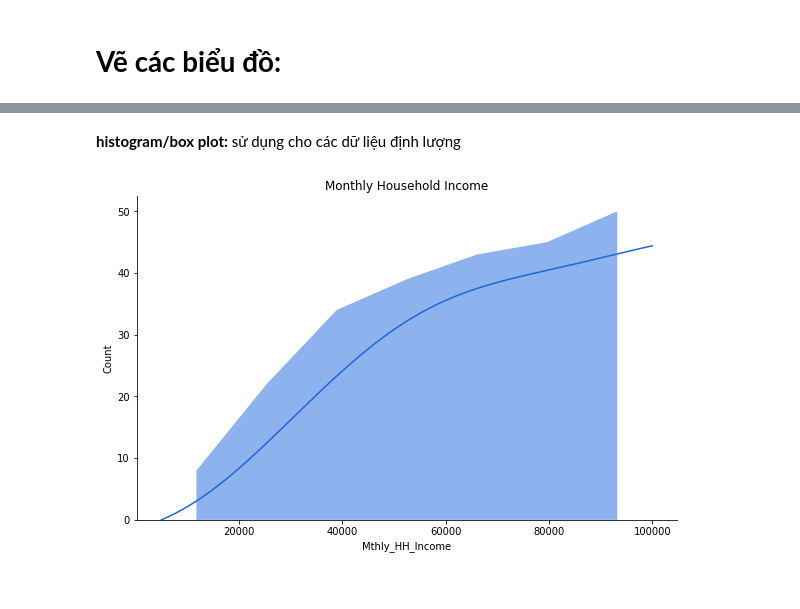
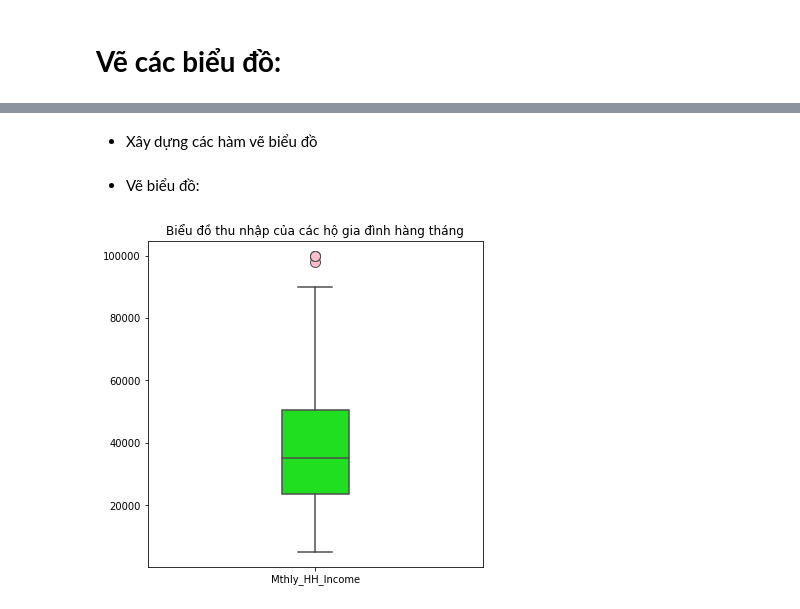
Before and after one commit to lmquann/DoAnPTDLPython2022, a Jupyter notebook: DOAN_ThongKeMoTa.ipynb, the cells around one changed output, grey strips where cells are left out. Drawn from its saved outputs; the diff is of its cells as text; code cells hidden in the pictures.

```diff
--- a/DOAN_ThongKeMoTa.ipynb
+++ b/DOAN_ThongKeMoTa.ipynb
@@ -115,25 +152,24 @@ bar_plot("No_of_Earning_Members", title="Number of Earning Members")
-# %% [markdown]
-**histogram/box plot:** sử dụng cho các dữ liệu định lượng
+# %% [markdown]
++ Xây dựng các hàm vẽ biểu đồ
+# %%
+def box_plot(data, title):
+  fig, ax = plt.subplots(figsize=(6,6))
+  plt.title(title)
+  sns.boxplot(data=df[[data]],color="lime",width=0.2, fliersize=20, flierprops = dict(marker='.',markerfacecolor='pink'))
 # %%
-#Xây dựng hàm vẽ histogram và box plot:
-def histogram(data, title = None):
-  fig = plt.figure(figsize=(5,3))
-  ax = fig.add_axes([1, 1, 1.5, 1.5])
-  left, width = .25, .5
-  bottom, height = .25, .5
-  right = left + width
-  top = bottom + height
-  sns.histplot(data=df[data],color='#1c66de', cumulative= True,edgecolor='none',element="poly", kde=True)
-  sns.despine()
-  plt.title(title)
-  sns.set_context("talk")
-def box_plot(data, title = None):
-  fig, ax = plt.subplots(figsize=(6,6))
-  ax.set_facecolor('#FFC0CB')
-  plt.title(title)
-  sns.boxplot(data=df[[data]],color="#00FF00",width=0.2, fliersize=20, flierprops = dict(marker='.',markerfacecolor='r'))
+def his(data, title):
+    fig = plt.figure(figsize=(5,3))
+    ax = fig.add_axes([1, 1, 1.5, 1.5])
+    left, width = .25, .5
+    bottom, height = .25, .5
+    right = left + width
+    top = bottom + height
+    sns.histplot(data=df[data],color='b', cumulative= True,edgecolor='none',element='poly', kde=True)
+    sns.despine()
+    plt.title(title)
+# %% [markdown]
++ Vẽ biểu đồ:
 # %%
-# Biểu đồ thể hiện sự phân bố thu nhập hàng tháng của các hộ gia đình
-histogram("Mthly_HH_Income", title="Monthly Household Income")
+box_plot("Mthly_HH_Income", title = "Biểu đồ thu nhập của các hộ gia đình hàng tháng")
 # %% [output]
-[figure, old version]
+[figure, new version]
```
Also changed, not shown: parts of 48 cells of this notebook.
